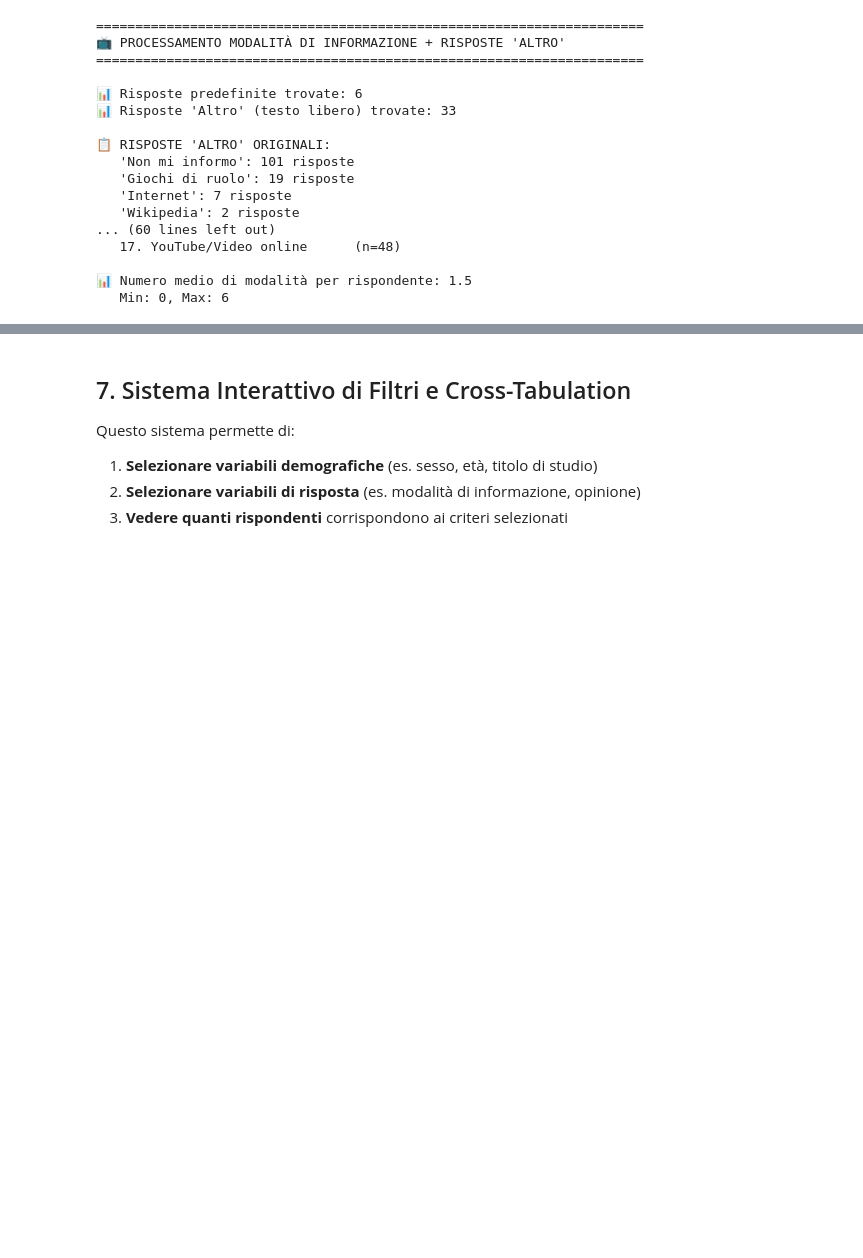
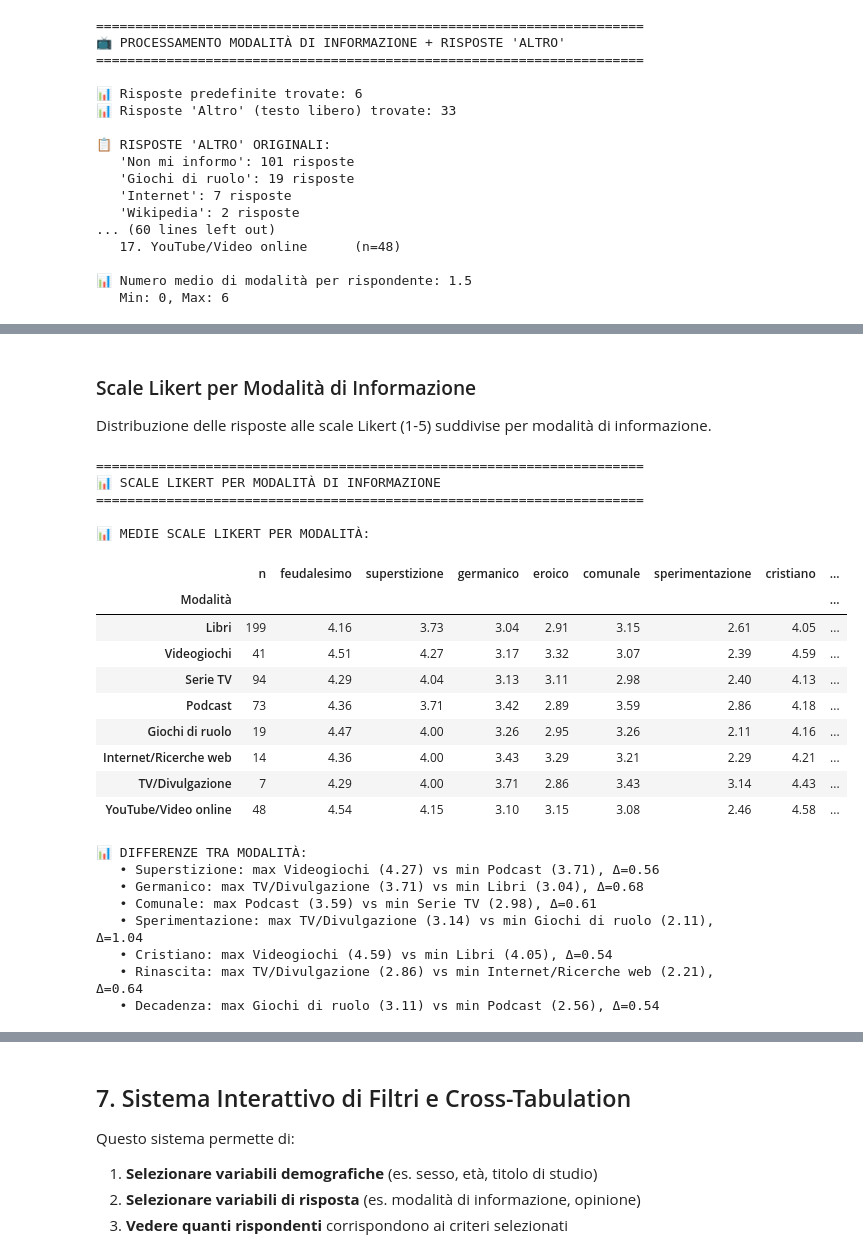
Before and after one commit to giuliaghiazza/MiddleAgesAnalysis, a Jupyter notebook: analisi_dati.ipynb, the cells around one changed output, grey strips where cells are left out. Cells and saved outputs as stored; diff of their text form; code cells hidden in the pictures; blank space fills up the shorter version.

```diff
--- a/analisi_dati.ipynb
+++ b/analisi_dati.ipynb
@@ -3709,0 +2919,67 @@ for mod in modalita_analisi:
+# %% [markdown]
+### Scale Likert per Modalità di Informazione
+Distribuzione delle risposte alle scale Likert (1-5) suddivise per modalità di informazione.
+# %%
+# Scale Likert per Modalità di Informazione - Analisi dettagliata
+print("=" * 70)
+print("📊 SCALE LIKERT PER MODALITÀ DI INFORMAZIONE")
+print("=" * 70)
+
+# 1. Tabella medie per modalità
+print("\n📊 MEDIE SCALE LIKERT PER MODALITÀ:")
+
+likert_mod_data = []
+for mod in modalita_analisi:
+    col_name = f'usa_{mod.lower().replace(" ", "_").replace("/", "_")}'
+    if col_name in df_num.columns:
+        utenti = df_num[df_num[col_name] == 1]
+        if len(utenti) > 5:
+            row = {'Modalità': mod, 'n': len(utenti)}
+            row.update(utenti[existing_likert].mean().to_dict())
+            likert_mod_data.append(row)
+
+if likert_mod_data:
+    df_likert_mod = pd.DataFrame(likert_mod_data).set_index('Modalità')
+    display(df_likert_mod[['n'] + existing_likert].round(2))
+
+# 2. Differenze significative tra modalità
+print("\n📊 DIFFERENZE TRA MODALITÀ:")
+for col in existing_likert:
+    vals = {}
+    for mod in modalita_analisi:
+        col_name = f'usa_{mod.lower().replace(" ", "_").replace("/", "_")}'
+        if col_name in df_num.columns:
+            utenti = df_num[df_num[col_name] == 1]
+            if len(utenti) > 5:
+                vals[mod] = utenti[col].mean()
+
+    if vals:
+        max_mod = max(vals, key=vals.get)
+        min_mod = min(vals, key=vals.get)
+        diff = vals[max_mod] - vals[min_mod]
+        if diff > 0.5:
+            print(f"   • {col.capitalize()}: max {max_mod} ({vals[max_mod]:.2f}) vs min {min_mod} ({vals[min_mod]:.2f}), Δ={diff:.2f}")
+# %% [output]
+======================================================================
+📊 SCALE LIKERT PER MODALITÀ DI INFORMAZIONE
+======================================================================
+
+📊 MEDIE SCALE LIKERT PER MODALITÀ:
+|  | n | feudalesimo | superstizione | germanico | eroico | comunale | sperimentazione | cristiano | ... |
+| Modalità |  |  |  |  |  |  |  |  | ... |
+| Libri | 199 | 4.16 | 3.73 | 3.04 | 2.91 | 3.15 | 2.61 | 4.05 | ... |
+| Videogiochi | 41 | 4.51 | 4.27 | 3.17 | 3.32 | 3.07 | 2.39 | 4.59 | ... |
+| Serie TV | 94 | 4.29 | 4.04 | 3.13 | 3.11 | 2.98 | 2.40 | 4.13 | ... |
+| Podcast | 73 | 4.36 | 3.71 | 3.42 | 2.89 | 3.59 | 2.86 | 4.18 | ... |
+| Giochi di ruolo | 19 | 4.47 | 4.00 | 3.26 | 2.95 | 3.26 | 2.11 | 4.16 | ... |
+| Internet/Ricerche web | 14 | 4.36 | 4.00 | 3.43 | 3.29 | 3.21 | 2.29 | 4.21 | ... |
+| TV/Divulgazione | 7 | 4.29 | 4.00 | 3.71 | 2.86 | 3.43 | 3.14 | 4.43 | ... |
+| YouTube/Video online | 48 | 4.54 | 4.15 | 3.10 | 3.15 | 3.08 | 2.46 | 4.58 | ... |
+📊 DIFFERENZE TRA MODALITÀ:
+   • Superstizione: max Videogiochi (4.27) vs min Podcast (3.71), Δ=0.56
+   • Germanico: max TV/Divulgazione (3.71) vs min Libri (3.04), Δ=0.68
+   • Comunale: max Podcast (3.59) vs min Serie TV (2.98), Δ=0.61
+   • Sperimentazione: max TV/Divulgazione (3.14) vs min Giochi di ruolo (2.11), Δ=1.04
+   • Cristiano: max Videogiochi (4.59) vs min Libri (4.05), Δ=0.54
+   • Rinascita: max TV/Divulgazione (2.86) vs min Internet/Ricerche web (2.21), Δ=0.64
+   • Decadenza: max Giochi di ruolo (3.11) vs min Podcast (2.56), Δ=0.54
```
Also changed, not shown: parts of 23 cells of this notebook.
